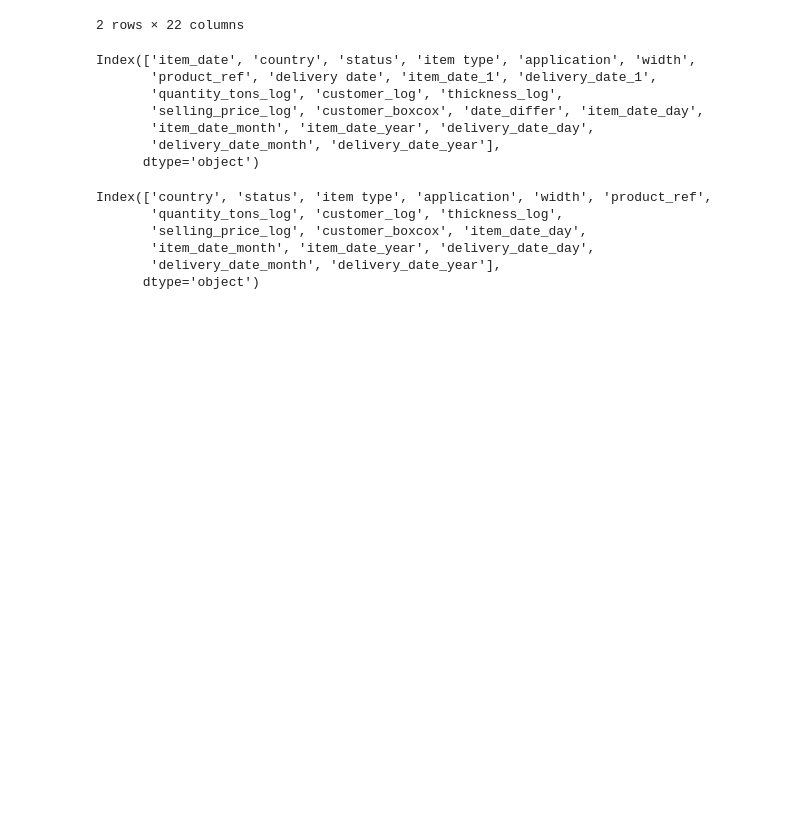
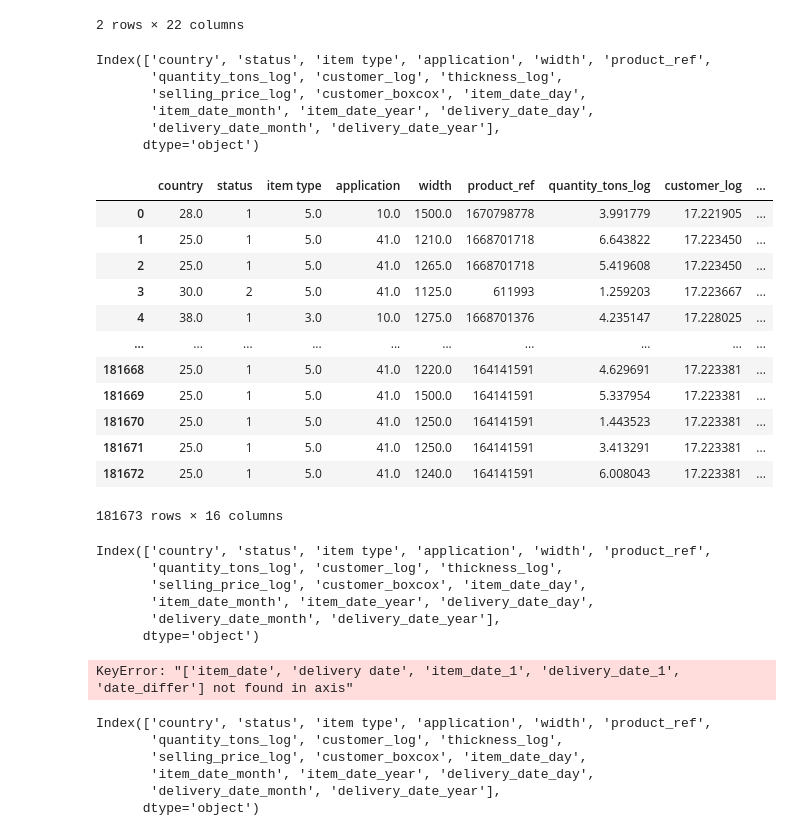
Before and after one commit to ShagoulHameed/Industrial-Copper-Modeling, a Jupyter notebook: Industrial_Copper.ipynb, the cells around one changed output. Drawn from its saved outputs; the diff is of its cells as text; code cells hidden in the pictures; blank space fills up the shorter version.

```diff
--- a/Industrial_Copper.ipynb
+++ b/Industrial_Copper.ipynb
@@ -515,6 +531,6 @@ for i in skwed_columns_2:
 [figure]
 # %%
 #not used just checing the Sskewness
-for i in skwed_columns_3:
-  print(i)
-  print(skew(df1[i]))
+#for i in skwed_columns_3:
+#  print(i)
+#  print(skew(df1[i]))
@@ -524,4 +537,4 @@ customer_boxcox
 # %%
 #not used just checing the Sskewness
-for i in skwed_columns_3:
-  plot(df1,i)
+#for i in skwed_columns_3:
+#  plot(df1,i)
@@ -897,16 +918,43 @@ df_final.head(2)
 # %%
 df_final.columns
 # %% [output]
-Index(['item_date', 'country', 'status', 'item type', 'application', 'width',
-       'product_ref', 'delivery date', 'item_date_1', 'delivery_date_1',
+Index(['country', 'status', 'item type', 'application', 'width', 'product_ref',
        'quantity_tons_log', 'customer_log', 'thickness_log',
-       'selling_price_log', 'customer_boxcox', 'date_differ', 'item_date_day',
+       'selling_price_log', 'customer_boxcox', 'item_date_day',
        'item_date_month', 'item_date_year', 'delivery_date_day',
        'delivery_date_month', 'delivery_date_year'],
       dtype='object')
+# %%
+# Droping the unwanted columns
+df_final.drop(columns=["customer_boxcox"])
+# %% [output]
+|  | country | status | item type | application | width | product_ref | quantity_tons_log | customer_log | ... |
+| 0 | 28.0 | 1 | 5.0 | 10.0 | 1500.0 | 1670798778 | 3.991779 | 17.221905 | ... |
+| 1 | 25.0 | 1 | 5.0 | 41.0 | 1210.0 | 1668701718 | 6.643822 | 17.223450 | ... |
+| 2 | 25.0 | 1 | 5.0 | 41.0 | 1265.0 | 1668701718 | 5.419608 | 17.223450 | ... |
+| 3 | 30.0 | 2 | 5.0 | 41.0 | 1125.0 | 611993 | 1.259203 | 17.223667 | ... |
+| 4 | 38.0 | 1 | 3.0 | 10.0 | 1275.0 | 1668701376 | 4.235147 | 17.228025 | ... |
+| ... | ... | ... | ... | ... | ... | ... | ... | ... | ... |
+| 181668 | 25.0 | 1 | 5.0 | 41.0 | 1220.0 | 164141591 | 4.629691 | 17.223381 | ... |
+| 181669 | 25.0 | 1 | 5.0 | 41.0 | 1500.0 | 164141591 | 5.337954 | 17.223381 | ... |
+| 181670 | 25.0 | 1 | 5.0 | 41.0 | 1250.0 | 164141591 | 1.443523 | 17.223381 | ... |
+| 181671 | 25.0 | 1 | 5.0 | 41.0 | 1250.0 | 164141591 | 3.413291 | 17.223381 | ... |
+| 181672 | 25.0 | 1 | 5.0 | 41.0 | 1240.0 | 164141591 | 6.008043 | 17.223381 | ... |
+181673 rows × 16 columns
+# %%
+df_final.columns
+# %% [output]
+Index(['country', 'status', 'item type', 'application', 'width', 'product_ref',
+       'quantity_tons_log', 'customer_log', 'thickness_log',
+       'selling_price_log', 'customer_boxcox', 'item_date_day',
+       'item_date_month', 'item_date_year', 'delivery_date_day',
+       'delivery_date_month', 'delivery_date_year'],
+      dtype='object')
 # %%
 # Droping the unwanted columns
-df_final.drop(columns=["item_date","delivery date","item_date_1","delivery_date_1","date_differ"],inplace=True)
+df_final.drop(columns=["item_date","delivery date","item_date_1","delivery_date_1","date_differ","customer_boxcox"],inplace=True)
+# %% [output]
+KeyError: "['item_date', 'delivery date', 'item_date_1', 'delivery_date_1', 'date_differ'] not found in axis"
 # %%
 df_final.columns
 # %% [output]
```
Also changed, not shown: parts of 9 cells of this notebook, 1 other file.
